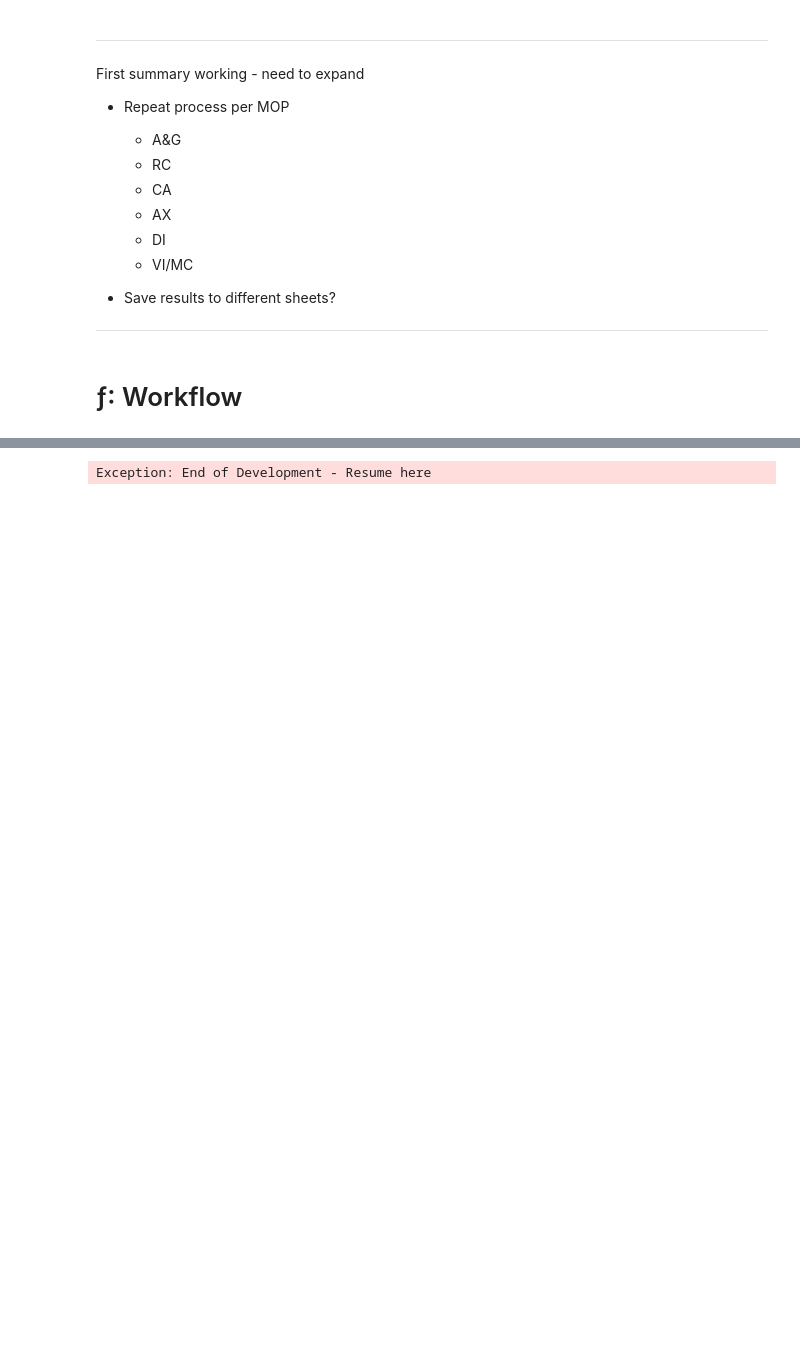
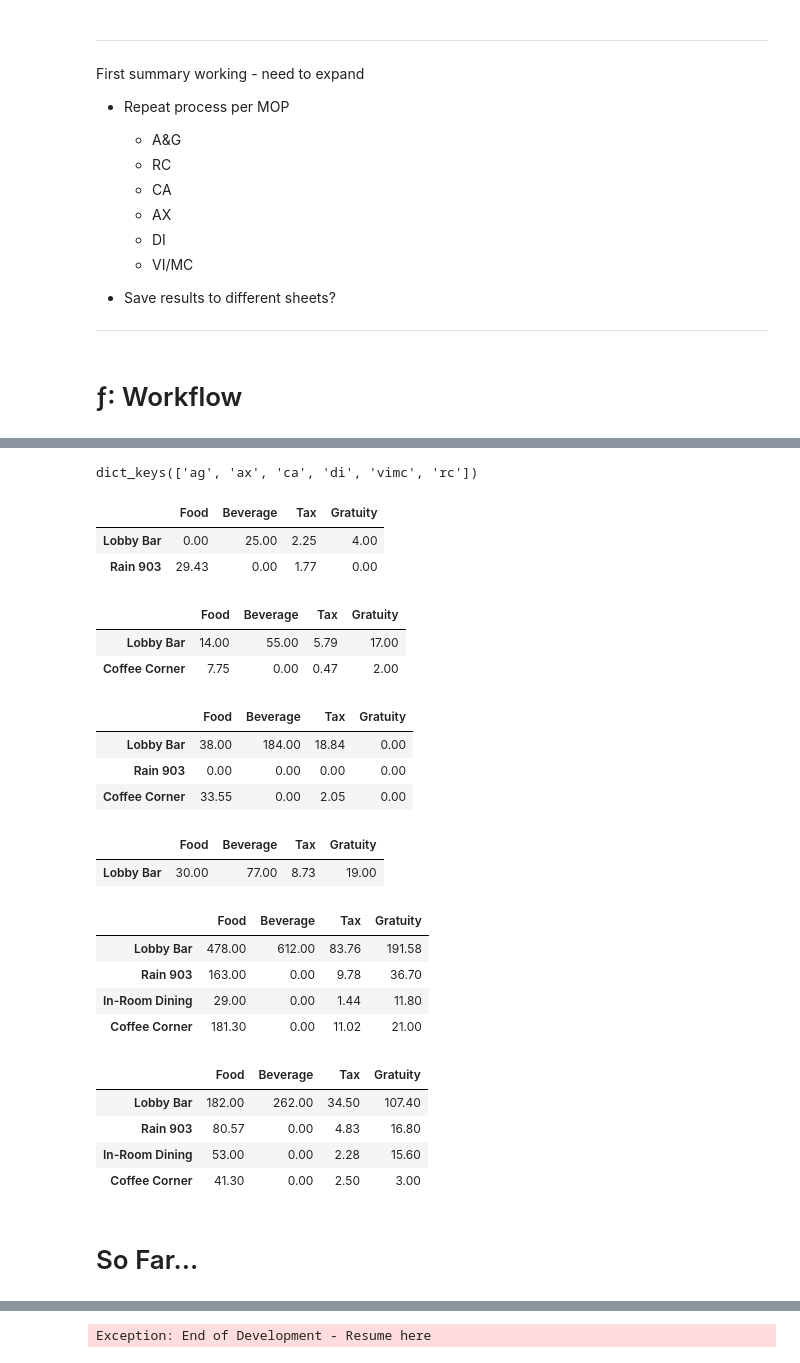
Before and after one commit to BenJMcCarty/sbn_digital_dining_daily_reports, a Jupyter notebook: Script_to_Generate_Reports.ipynb, the cells around one changed output, grey strips where cells are left out. Drawn from its saved outputs; the diff is of its cells as text; code cells hidden in the pictures; blank space fills up the shorter version.

```diff
--- a/Script_to_Generate_Reports.ipynb
+++ b/Script_to_Generate_Reports.ipynb
@@ -537,0 +636,8 @@ First summary working - need to expand
+# %%
+list_mops = ['ag', 'ax', 'ca', 'di', 'vimc', 'rc']
+
+results = {}
+
+for mop in list_mops:
+    file_path = f'./data/02_25_2022_mop_det_{mop}.xls'
+    results[mop] = cleaning_mops(file_path)
@@ -537,0 +655,32 @@ First summary working - need to expand
+# %%
+results.keys()
+# %% [output]
+dict_keys(['ag', 'ax', 'ca', 'di', 'vimc', 'rc'])
+# %%
+for mop, results in results.items():
+    display(results)
+# %% [output]
+|  | Food | Beverage | Tax | Gratuity |
+| Lobby Bar | 0.00 | 25.00 | 2.25 | 4.00 |
+| Rain 903 | 29.43 | 0.00 | 1.77 | 0.00 |
+|  | Food | Beverage | Tax | Gratuity |
+| Lobby Bar | 14.00 | 55.00 | 5.79 | 17.00 |
+| Coffee Corner | 7.75 | 0.00 | 0.47 | 2.00 |
+|  | Food | Beverage | Tax | Gratuity |
+| Lobby Bar | 38.00 | 184.00 | 18.84 | 0.00 |
+| Rain 903 | 0.00 | 0.00 | 0.00 | 0.00 |
+| Coffee Corner | 33.55 | 0.00 | 2.05 | 0.00 |
+|  | Food | Beverage | Tax | Gratuity |
+| Lobby Bar | 30.00 | 77.00 | 8.73 | 19.00 |
+|  | Food | Beverage | Tax | Gratuity |
+| Lobby Bar | 478.00 | 612.00 | 83.76 | 191.58 |
+| Rain 903 | 163.00 | 0.00 | 9.78 | 36.70 |
+| In-Room Dining | 29.00 | 0.00 | 1.44 | 11.80 |
+| Coffee Corner | 181.30 | 0.00 | 11.02 | 21.00 |
+|  | Food | Beverage | Tax | Gratuity |
+| Lobby Bar | 182.00 | 262.00 | 34.50 | 107.40 |
+| Rain 903 | 80.57 | 0.00 | 4.83 | 16.80 |
+| In-Room Dining | 53.00 | 0.00 | 2.28 | 15.60 |
+| Coffee Corner | 41.30 | 0.00 | 2.50 | 3.00 |
+# %% [markdown]
+# So Far...
```
Also changed, not shown: parts of 12 cells of this notebook, 1 other file.
